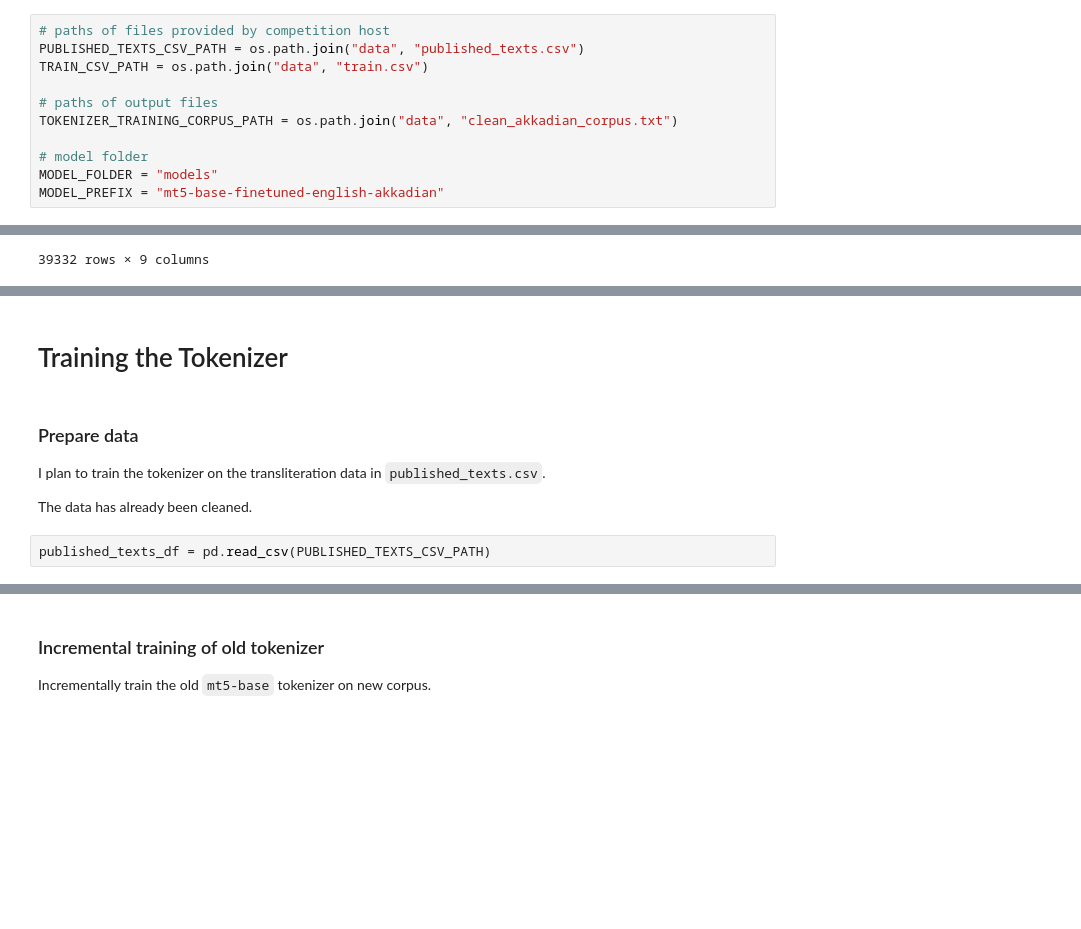
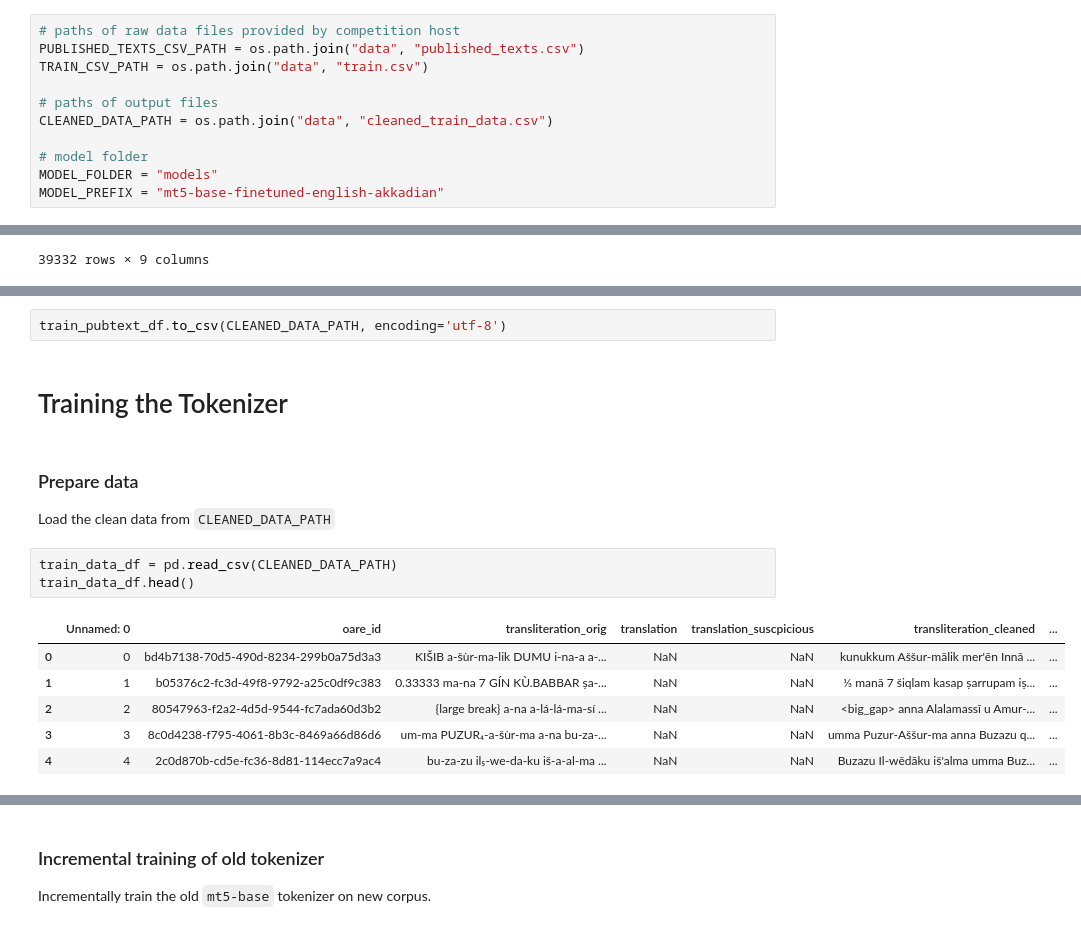
Before and after one commit to yxiaoaz/deep-past, a Jupyter notebook: training.ipynb, the cells around one changed output, grey strips where cells are left out. Cells and saved outputs as stored; diff of their text form; blank space fills up the shorter version.

```diff
--- a/training.ipynb
+++ b/training.ipynb
@@ -9,12 +9,12 @@ import matplotlib.pyplot as plt
 from transformers import AutoTokenizer, AutoModel
 import sentencepiece as spm
 # %%
-# paths of files provided by competition host
+# paths of raw data files provided by competition host
 PUBLISHED_TEXTS_CSV_PATH = os.path.join("data", "published_texts.csv")
 TRAIN_CSV_PATH = os.path.join("data", "train.csv")
 
 # paths of output files
-TOKENIZER_TRAINING_CORPUS_PATH = os.path.join("data", "clean_akkadian_corpus.txt")
+CLEANED_DATA_PATH = os.path.join("data", "cleaned_train_data.csv")
 
 # model folder
 MODEL_FOLDER = "models"
@@ -545,10 +587,18 @@ for row in lexicon_df.itertuples():
+# %%
+train_pubtext_df.to_csv(CLEANED_DATA_PATH, encoding='utf-8')
 # %% [markdown]
 # Training the Tokenizer
 # %% [markdown]
 ### Prepare data
 
-I plan to train the tokenizer on the transliteration data in `published_texts.csv`.
-
-The data has already been cleaned.
+Load the clean data from `CLEANED_DATA_PATH`
 # %%
-published_texts_df = pd.read_csv(PUBLISHED_TEXTS_CSV_PATH)
+train_data_df = pd.read_csv(CLEANED_DATA_PATH)
+train_data_df.head()
+# %% [output]
+|  | Unnamed: 0 | oare_id | transliteration_orig | translation | translation_suscpicious | transliteration_cleaned | ... |
+| 0 | 0 | bd4b7138-70d5-490d-8234-299b0a75d3a3 | KIŠIB a-šùr-ma-lik DUMU i-na-a a-... | NaN | NaN | kunukkum Aššur-mālik mer'ēn Innā ... | ... |
+| 1 | 1 | b05376c2-fc3d-49f8-9792-a25c0df9c383 | 0.33333 ma-na 7 GÍN KÙ.BABBAR ṣa-... | NaN | NaN | ⅓ manā 7 šiqlam kasap ṣarrupam iṣ... | ... |
+| 2 | 2 | 80547963-f2a2-4d5d-9544-fc7ada60d3b2 | {large break} a-na a-lá-lá-ma-sí ... | NaN | NaN | <big_gap> anna Alalamassī u Amur-... | ... |
+| 3 | 3 | 8c0d4238-f795-4061-8b3c-8469a66d86d6 | um-ma PUZUR₄-a-šùr-ma a-na bu-za-... | NaN | NaN | umma Puzur-Aššur-ma anna Buzazu q... | ... |
+| 4 | 4 | 2c0d870b-cd5e-fc36-8d81-114ecc7a9ac4 | bu-za-zu il₅-we-da-ku iš-a-al-ma ... | NaN | NaN | Buzazu Il-wēdāku iš'alma umma Buz... | ... |
```
Also changed, not shown: parts of 24 cells of this notebook, 1 other file.
